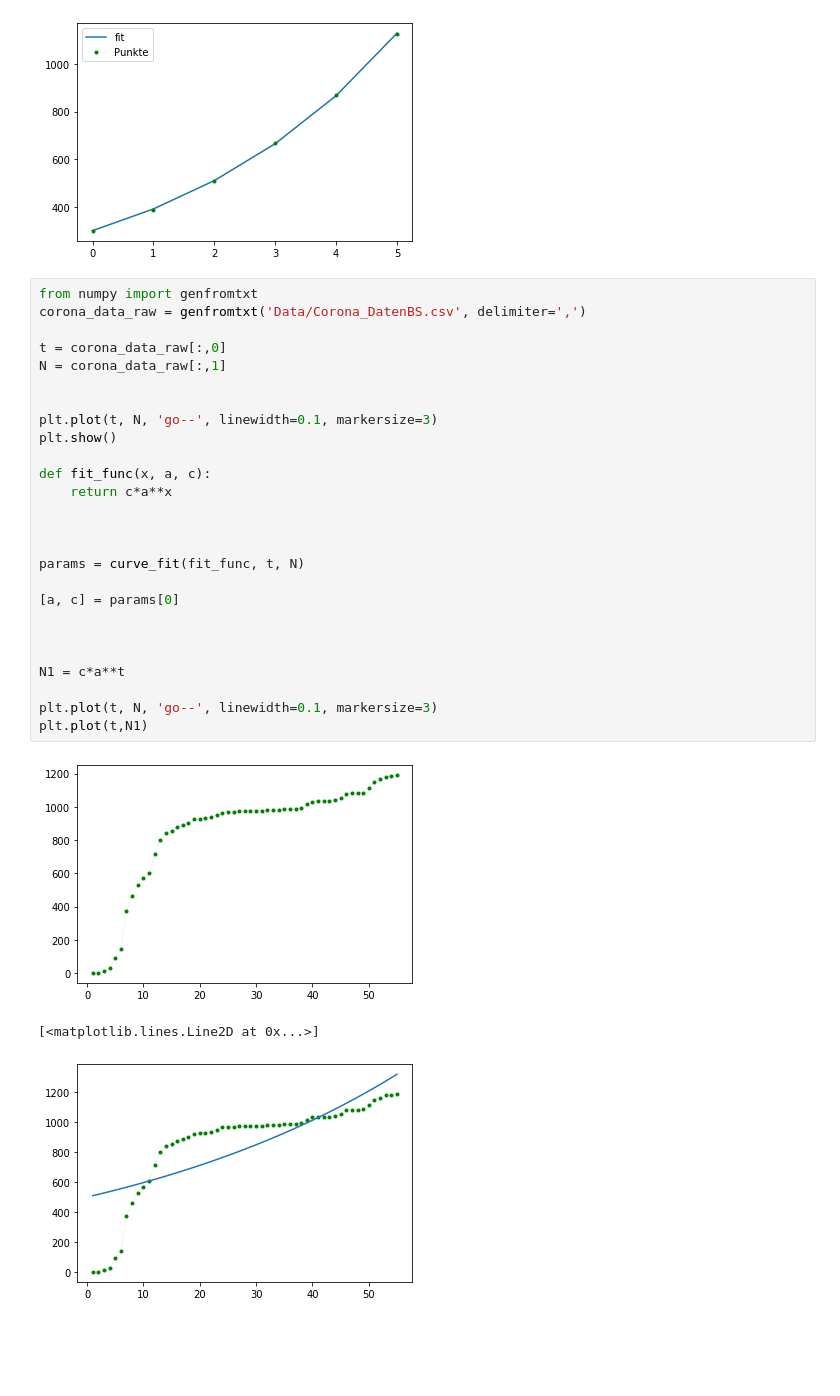
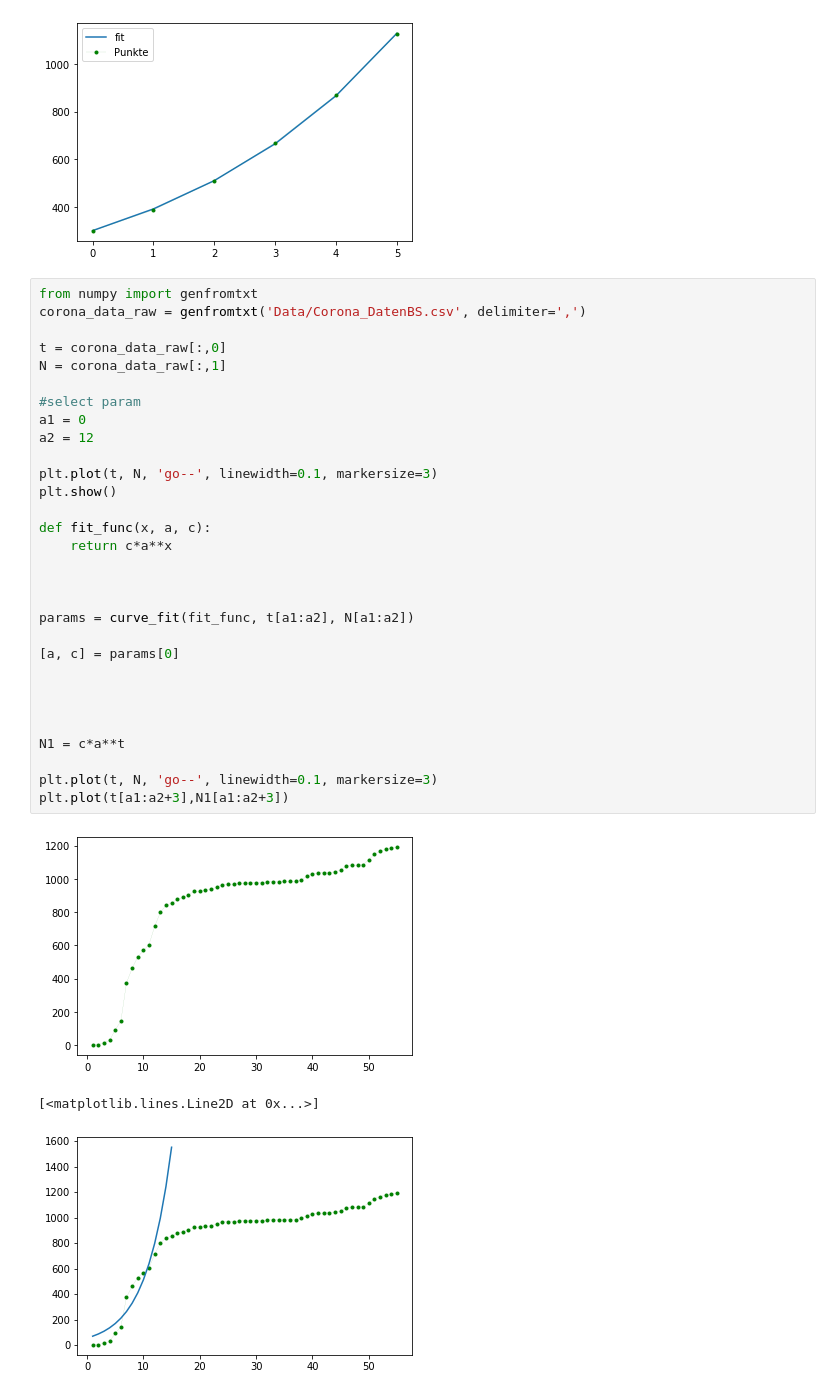
Before and after one commit to plaquette/Jupyter_FMS, a Jupyter notebook: Mathematik/Exponentialfunktion.ipynb, the cells around one changed output. Saved outputs shown, nothing was run; the diff lists cells and outputs as text; blank space fills up the shorter version.

```diff
--- a/Mathematik/Exponentialfunktion.ipynb
+++ b/Mathematik/Exponentialfunktion.ipynb
@@ -45,33 +45,37 @@ N[i+1]/N[i] = 1.293103448275862
 # %%
 from numpy import genfromtxt
 corona_data_raw = genfromtxt('Data/Corona_DatenBS.csv', delimiter=',')
 
 t = corona_data_raw[:,0]
 N = corona_data_raw[:,1]
 
+#select param
+a1 = 0
+a2 = 12
 
 plt.plot(t, N, 'go--', linewidth=0.1, markersize=3)
 plt.show()
 
 def fit_func(x, a, c):
     return c*a**x
 
 
 
-params = curve_fit(fit_func, t, N)
+params = curve_fit(fit_func, t[a1:a2], N[a1:a2])
 
 [a, c] = params[0]
+
 
 
 
 N1 = c*a**t
 
 plt.plot(t, N, 'go--', linewidth=0.1, markersize=3)
-plt.plot(t,N1)
+plt.plot(t[a1:a2+3],N1[a1:a2+3])
 # %% [output]
 [figure]
 [<matplotlib.lines.Line2D at 0x...>]
-[figure, old version]
+[figure, new version]
 # %%
 from sympy import *
 init_printing()
```
Also changed, not shown: parts of 2 cells of this notebook.
